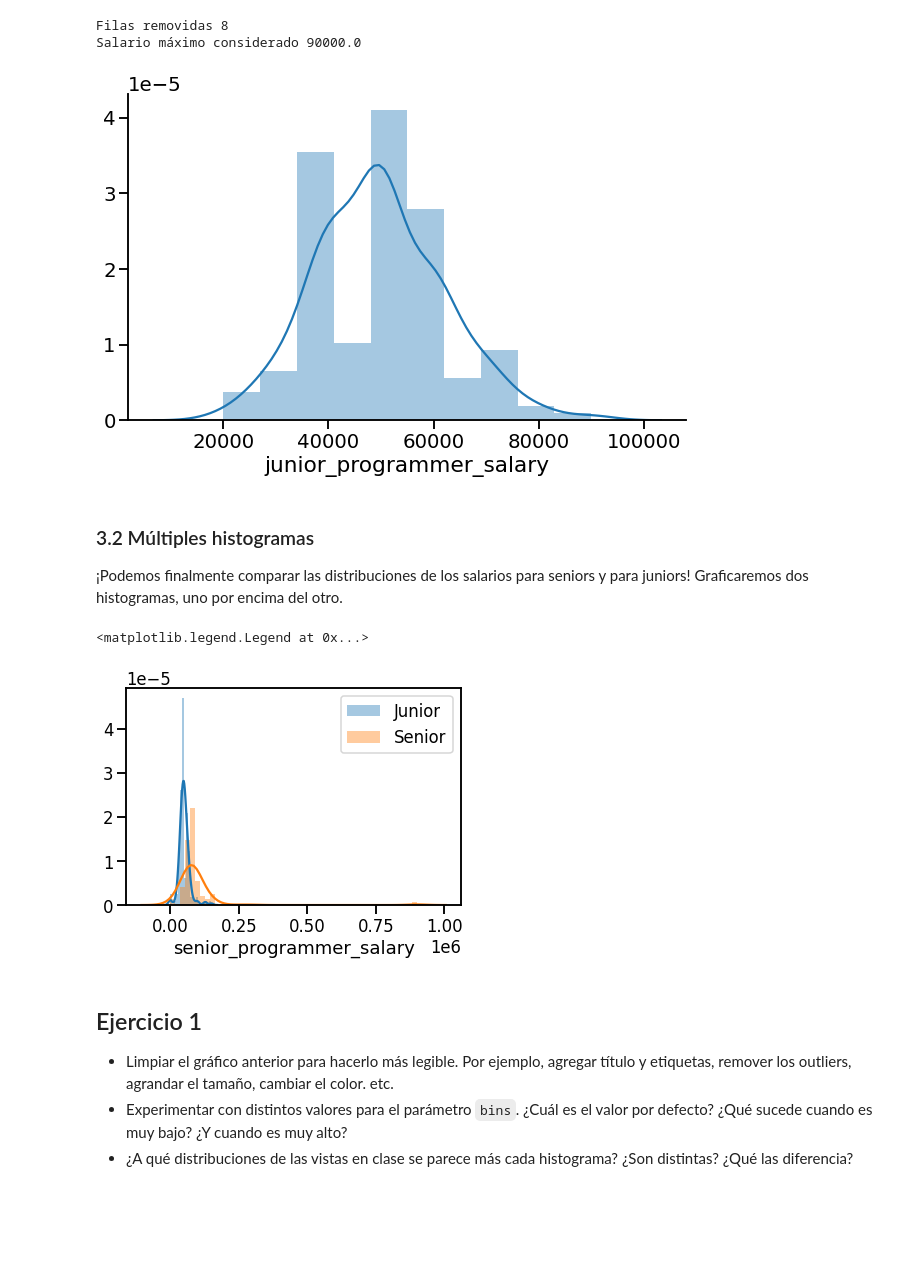
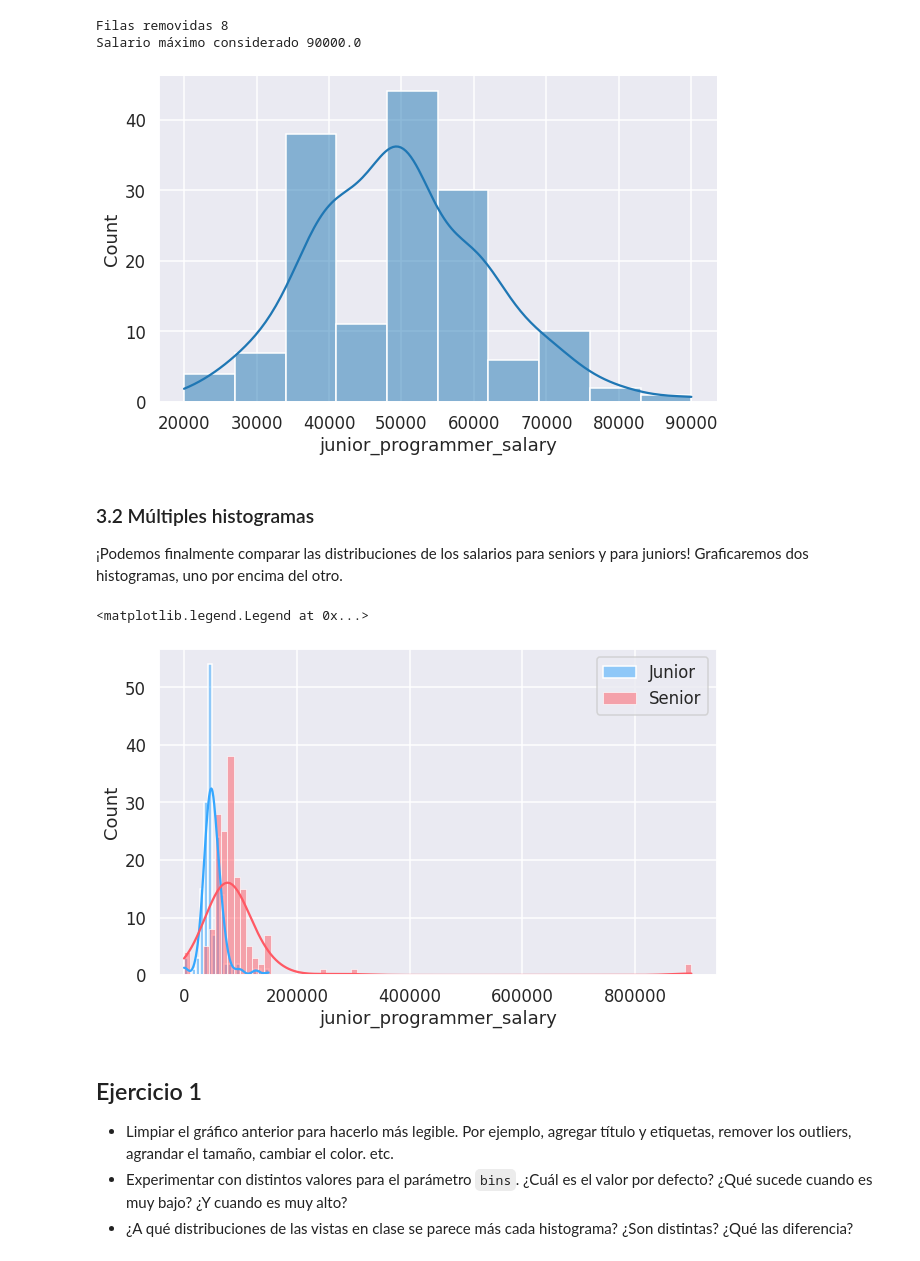
Before and after one commit to ser0090/dipdata, a Jupyter notebook: analisisvis/notebooks/06_graficos_simples.ipynb, the cells around one changed output. Saved outputs shown, nothing was run; the diff lists cells and outputs as text; code cells hidden in the pictures; blank space fills up the shorter version.

```diff
--- a/analisisvis/notebooks/06_graficos_simples.ipynb
+++ b/analisisvis/notebooks/06_graficos_simples.ipynb
@@ -27,0 +25,4 @@ seaborn.__version__
+# %%
+print(seaborn.__version__)
+
+seaborn.set_style("darkgrid")
@@ -37,7 +40,8 @@ seaborn.set_context(context='talk', font_scale=1)
 ## TODO: Cambiar la dirección del conjunto de datos de acuerdo a dónde lo guardaron
 dataset = pandas.read_csv('../data/dataset-ayvd2020.csv')
 # %%
-dataset.columns = ['timestamp', 'gender', 'age', 'zodiac_sign', 'profession', 'junior_programmer_salary', 'senior_programmer_salary']
+dataset.columns = ['timestamp', 'gender', 'age', 'zodiac_sign', 'profession',
+                   'junior_programmer_salary', 'senior_programmer_salary']
 # %%
 dataset.columns
 # %% [output]
@@ -216,23 +226,24 @@ Filas removidas 8
 Salario máximo considerado 90000.0
 # %%
 plt.figure(figsize=(10,6))
-seaborn.distplot(data, bins=10)
+seaborn.histplot(data, bins=10, kde=True)
 seaborn.despine()
 # %% [output]
-[figure, old version]
+[figure, new version]
 # %% [markdown]
 ### 3.2 Múltiples histogramas
 
 ¡Podemos finalmente comparar las distribuciones de los salarios para seniors y para juniors! Graficaremos dos histogramas, uno por encima del otro.
 # %%
-seaborn.distplot(
-    dataset.junior_programmer_salary, label='Junior')
-seaborn.distplot(
-    dataset.senior_programmer_salary, label='Senior')
+plt.figure(figsize=(10,6))
+seaborn.histplot(
+    dataset.junior_programmer_salary, label='Junior', kde=True, color=BLUE)
+seaborn.histplot(
+    dataset.senior_programmer_salary, label='Senior', kde=True, color=RED)
 plt.legend()
 # %% [output]
 <matplotlib.legend.Legend at 0x...>
-[figure, old version]
+[figure, new version]
 # %% [markdown]
 ## Ejercicio 1
 
```
Also changed, not shown: parts of 18 cells of this notebook, 5 other files.
